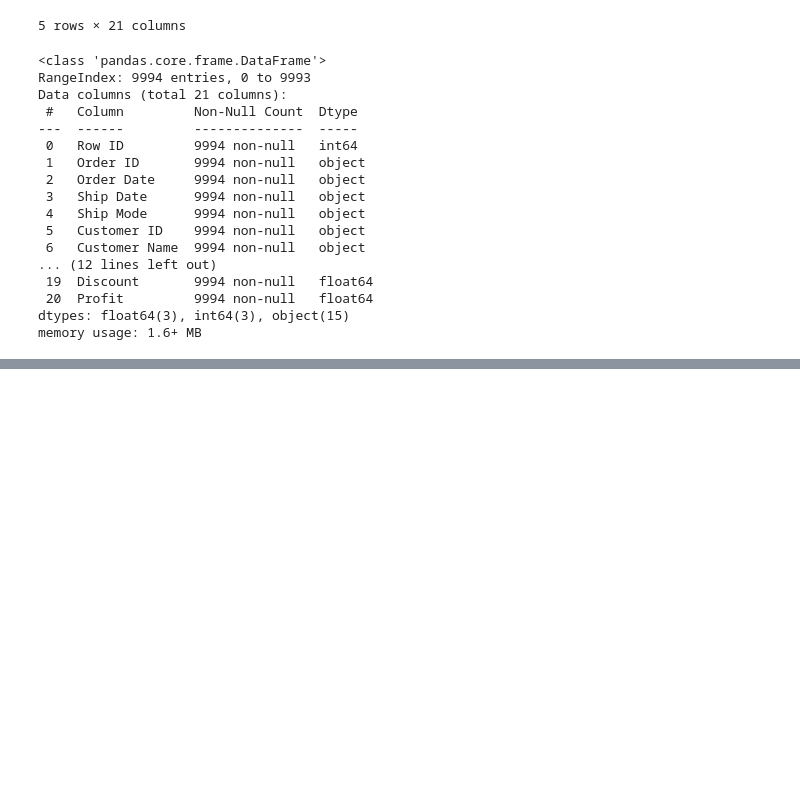
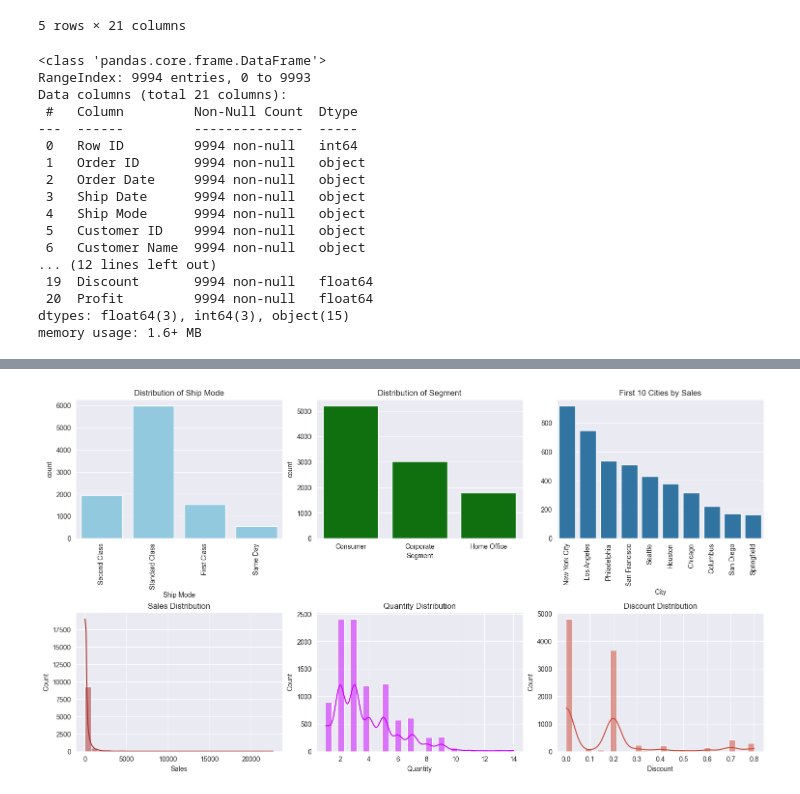
Before and after one commit to JMurage/Sales_analysis, a Jupyter notebook: Sale_analysis.ipynb, the cells around one changed output, grey strips where cells are left out. Drawn from its saved outputs; the diff is of its cells as text; code cells hidden in the pictures; blank space fills up the shorter version.

```diff
--- a/Sale_analysis.ipynb
+++ b/Sale_analysis.ipynb
@@ -57,0 +79,39 @@ data.describe()
+# %%
+# Visualizations
+plt.figure(figsize=(15, 8), layout='constrained')
+sns.set_style('darkgrid')
+
+# Visualize Ship Mode distribution
+plt.subplot(2,3,1)
+sns.countplot(data=dataSubset, x='Ship Mode', color='Skyblue')
+plt.xticks(rotation=90)
+plt.title('Distribution of Ship Mode')
+
+# Visualize Segment distribution
+plt.subplot(2,3,2)
+sns.countplot(data=dataSubset, x='Segment', color='green')
+plt.title('Distribution of Segment')
+
+# Visualize City distribution (consider top cities)
+plt.subplot(2,3,3)
+top_cities = dataSubset['City'].value_counts().head(10)
+sns.barplot(x=top_cities.index, y=top_cities.values)
+plt.xticks(rotation=90)
+plt.title('First 10 Cities by Sales')
+
+# Visualize Sales, Quantity, Discount, and Profit distributions
+plt.subplot(2,3,4)
+sns.histplot(data=dataSubset, x='Sales', bins=30,color='brown', kde=True )
+plt.title('Sales Distribution')
+
+plt.subplot(2,3,5)
+sns.histplot(data=dataSubset, x='Quantity', bins=30, color='#CC00FF', kde=True)
+plt.title('Quantity Distribution')
+
+plt.subplot(2,3,6)
+sns.histplot(data=dataSubset, x='Discount', bins=30,color='#CC4634', kde=True)
+plt.title('Discount Distribution')
+
+plt.show()
+# %% [output]
+[figure, added]
```
Also changed, not shown: parts of 9 cells of this notebook.
